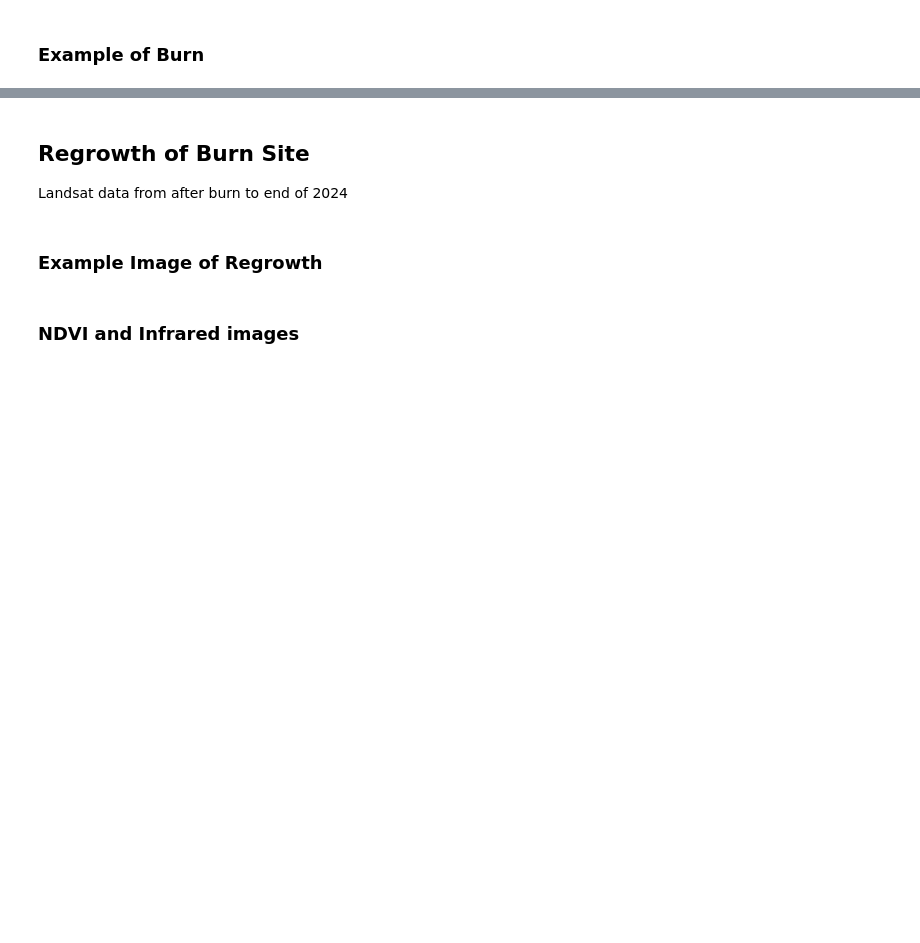
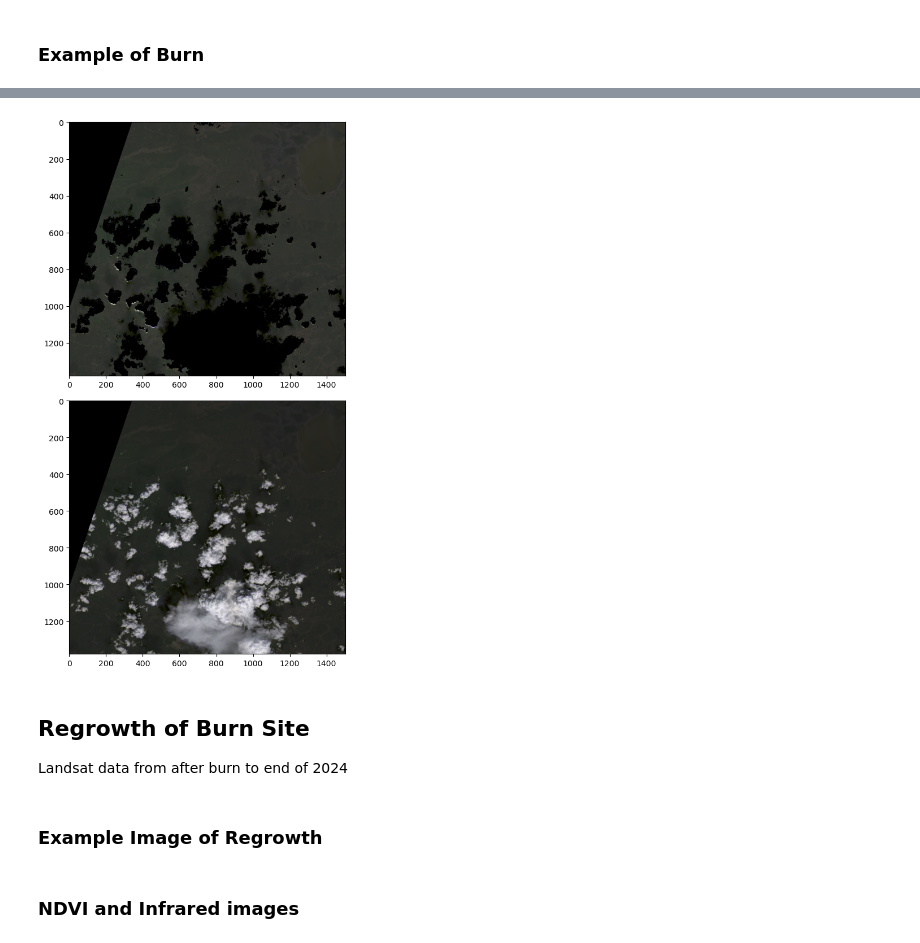
Before and after one commit to chazrdavies/wildfire_vegatiation_monitoring, a Jupyter notebook: wild_fire_analysis.ipynb, the cells around one changed output, grey strips where cells are left out. Drawn from its saved outputs; the diff is of its cells as text; code cells hidden in the pictures; blank space fills up the shorter version.

```diff
--- a/wild_fire_analysis.ipynb
+++ b/wild_fire_analysis.ipynb
@@ -119,3 +131,39 @@ for item in items:
+# %%
+
+import numpy as np
+import os
+
+def solid_overlay(original_img, mask, color=(0, 0, 255)):
+    if len(mask.shape) == 2:
+        mask = (mask > 0).astype(np.uint8)
+        mask_3d = np.repeat(mask[np.newaxis,:, :], original_img.shape[0], axis=0)
+    else:
+        mask_3d = (mask > 0).astype(np.uint8)
+
+      # Apply color where mask is active
+
+    return np.where(mask_3d > 0, original_img, 0)
+# %%
+img_arr = burn_data[4][["red", "green", "blue"]].to_array().to_numpy()
+qa = burn_data[4][["qa_pixel"]].to_array().to_numpy()
+
+binary_mask = (qa == 22280) | (qa == 54852) | (qa ==55052)
+
+mask_arr = np.where((binary_mask), 0, 1).squeeze()
+
+
+masked_image = (solid_overlay(img_arr, mask_arr))
+
+fig, ax = plt.subplots(2, 1, figsize=(15, 10))
+ax[0].imshow(min_max_normalize(masked_image.transpose(1,2,0)))
+ax[1].imshow(min_max_normalize(img_arr.transpose(1,2,0)))
+
+# For fun, let's also export this as an image!
+plt.tight_layout()
+
+plt.savefig("wyvern_rgb.png")
+# %% [output]
+[figure, added]
 # %% [markdown]
 ## Regrowth of Burn Site
 
```
Also changed, not shown: parts of 24 cells of this notebook, 2 other files.
